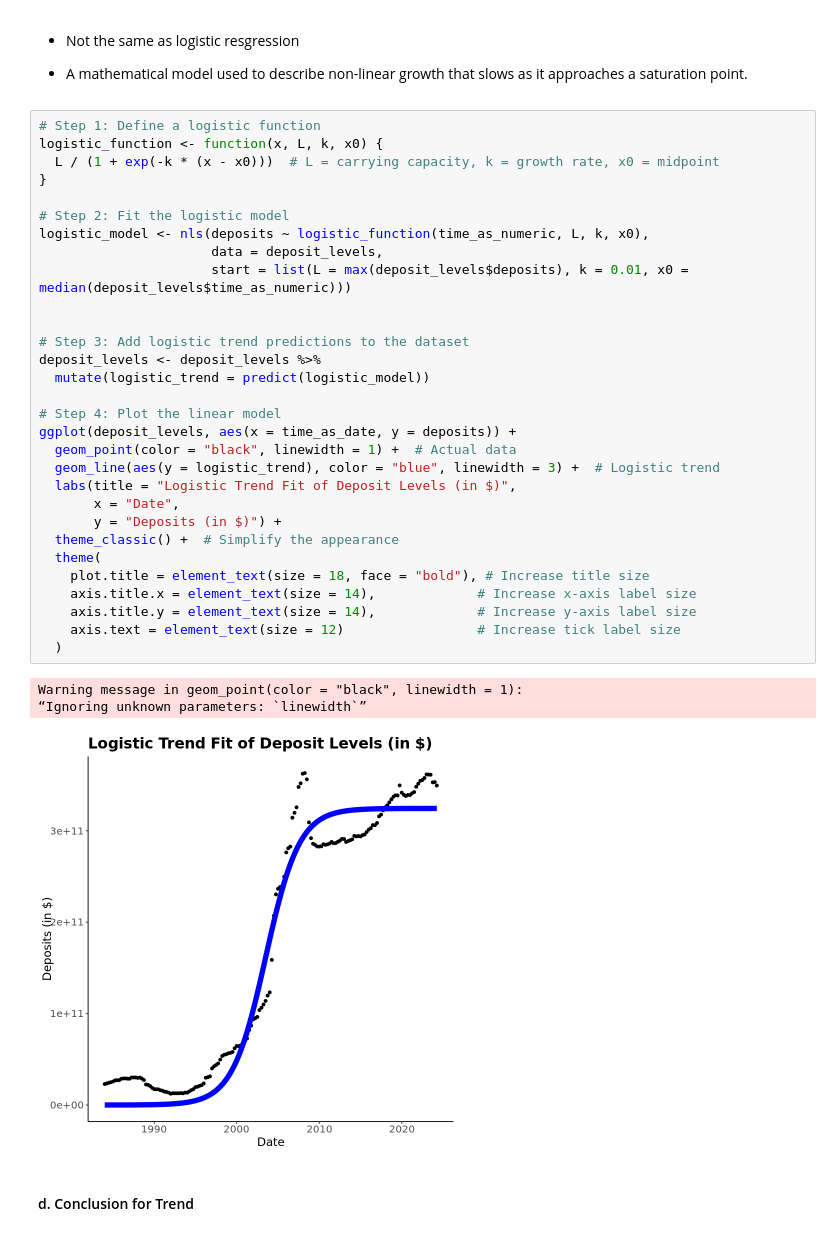
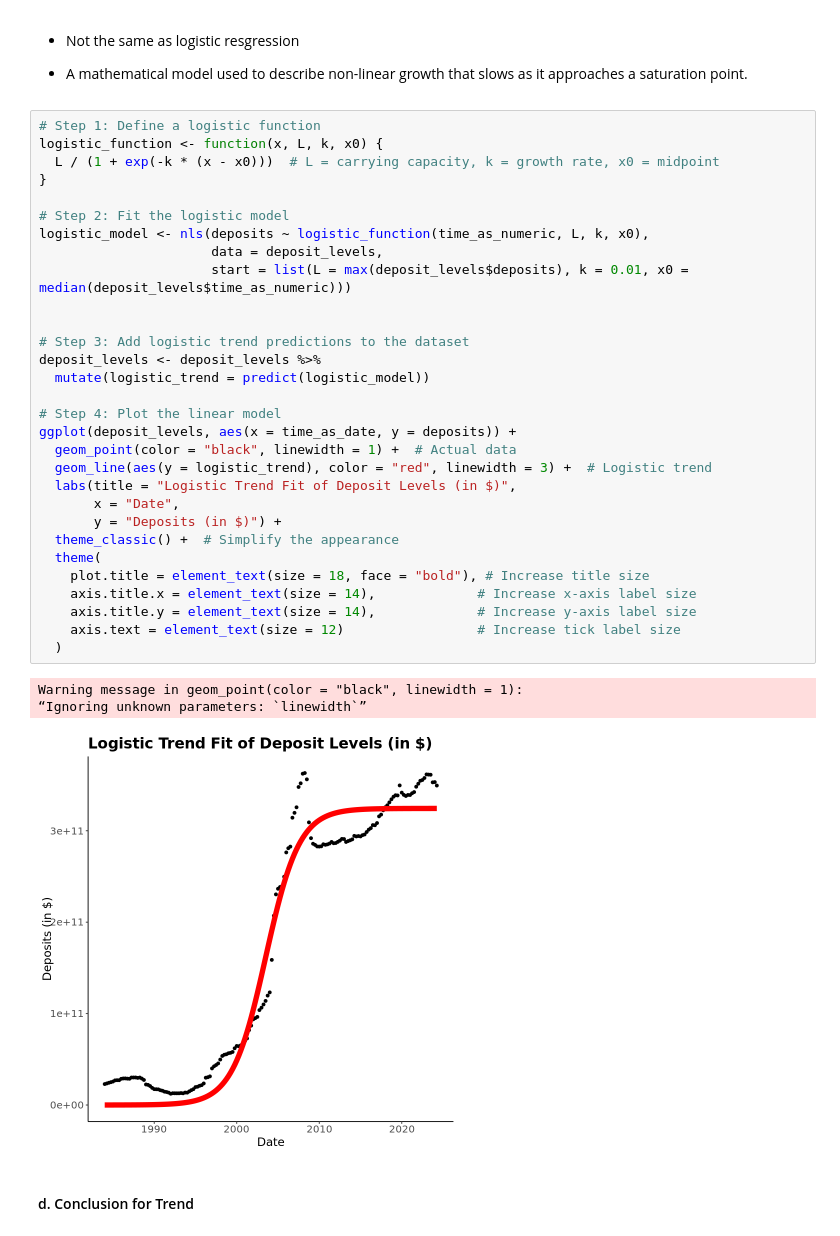
Before and after one commit to nzarama-kouadio/DUKE_MIDS_QFC_Final_Project, a Jupyter notebook: model_prediction/prophet_model.ipynb, the cells around one changed output. Saved outputs shown, nothing was run; the diff lists cells and outputs as text.

```diff
--- a/model_prediction/prophet_model.ipynb
+++ b/model_prediction/prophet_model.ipynb
@@ -142,35 +140,35 @@ ggplot(deposit_levels, aes(x = time_as_date, y = deposits)) +
 logistic_function <- function(x, L, k, x0) {
   L / (1 + exp(-k * (x - x0)))  # L = carrying capacity, k = growth rate, x0 = midpoint
 }
 
 # Step 2: Fit the logistic model
 logistic_model <- nls(deposits ~ logistic_function(time_as_numeric, L, k, x0),
                       data = deposit_levels,
                       start = list(L = max(deposit_levels$deposits), k = 0.01, x0 = median(deposit_levels$time_as_numeric)))
 
 
 # Step 3: Add logistic trend predictions to the dataset
 deposit_levels <- deposit_levels %>%
   mutate(logistic_trend = predict(logistic_model))
 
 # Step 4: Plot the linear model
 ggplot(deposit_levels, aes(x = time_as_date, y = deposits)) +
   geom_point(color = "black", linewidth = 1) +  # Actual data
-  geom_line(aes(y = logistic_trend), color = "blue", linewidth = 3) +  # Logistic trend
+  geom_line(aes(y = logistic_trend), color = "red", linewidth = 3) +  # Logistic trend
   labs(title = "Logistic Trend Fit of Deposit Levels (in $)",
        x = "Date",
        y = "Deposits (in $)") +
   theme_classic() +  # Simplify the appearance
   theme(
     plot.title = element_text(size = 18, face = "bold"), # Increase title size
     axis.title.x = element_text(size = 14),             # Increase x-axis label size
     axis.title.y = element_text(size = 14),             # Increase y-axis label size
     axis.text = element_text(size = 12)                 # Increase tick label size
   )
 # %% [output]
 Warning message in geom_point(color = "black", linewidth = 1):
 “Ignoring unknown parameters: `linewidth`”
-[figure, old version]
+[figure, new version]
 # %% [markdown]
 #### d. Conclusion for Trend
 # %% [markdown]
```
Also changed, not shown: parts of 30 cells of this notebook, 1 other file.
